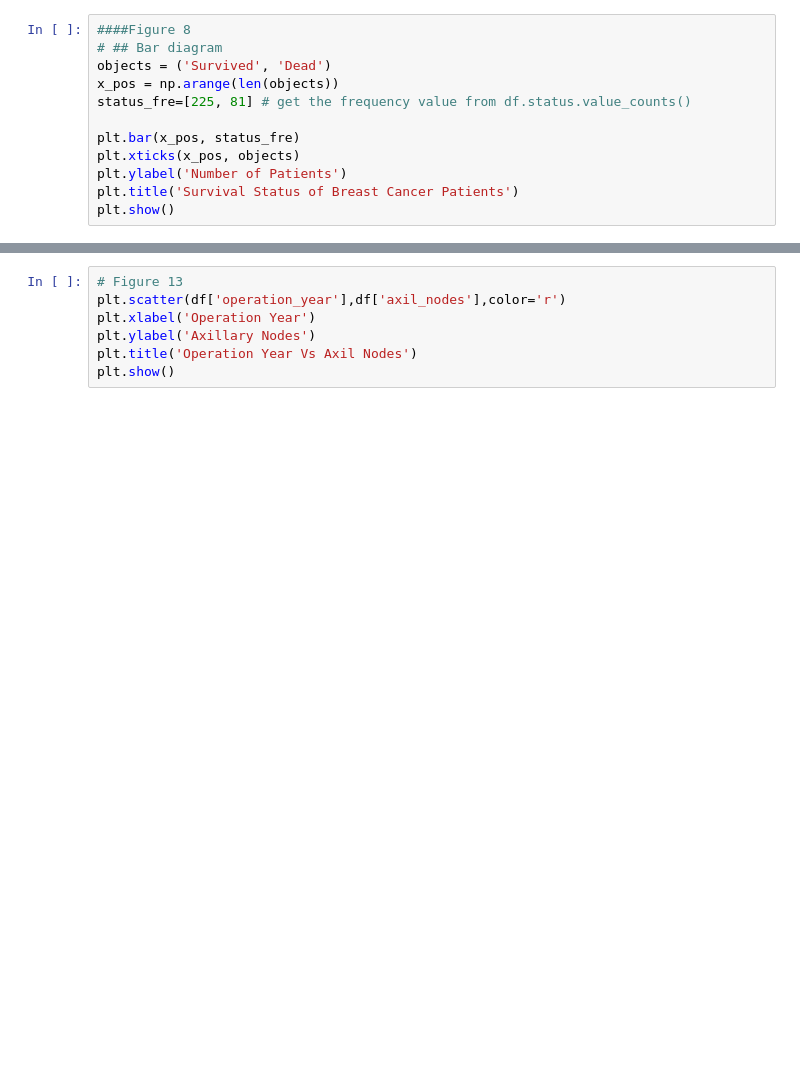
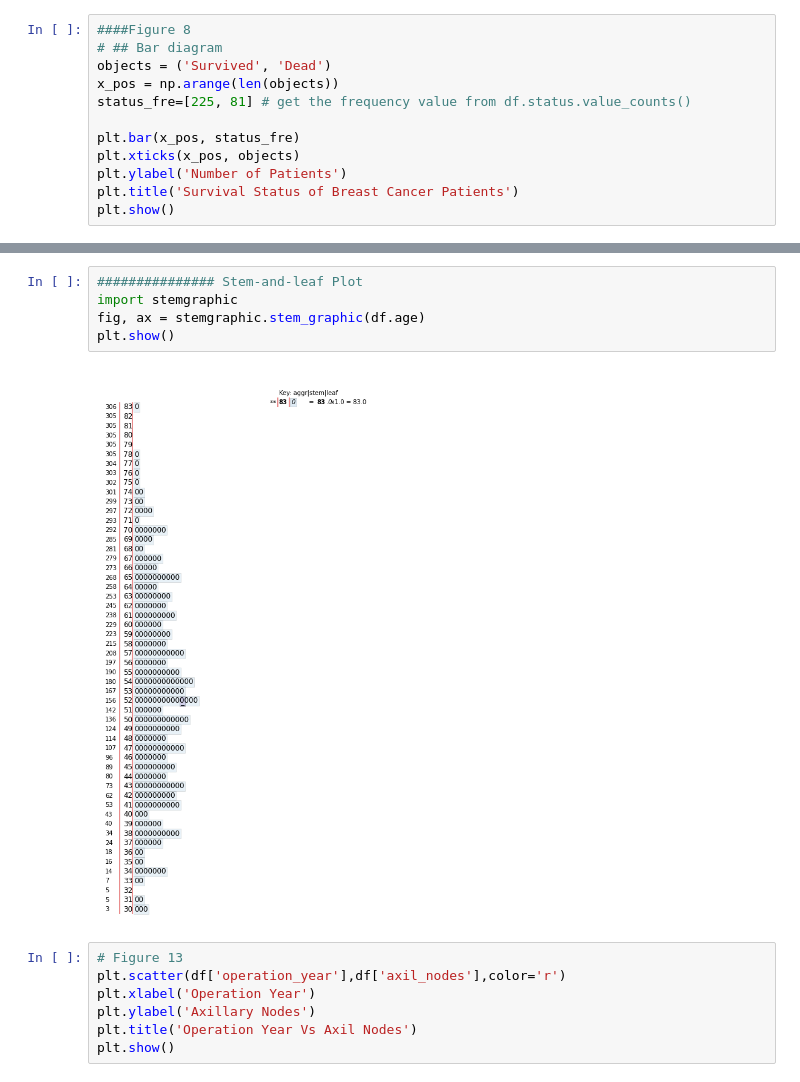
Before and after one commit to mmisobuj/Data-Science-with-Python, a Jupyter notebook: 02.Descriptive-Statistics-with-Python/Python-Descriptive-Statistics-1.ipynb, the cells around one changed output, grey strips where cells are left out. Drawn from its saved outputs; the diff is of its cells as text; blank space fills up the shorter version.

```diff
--- a/02.Descriptive-Statistics-with-Python/Python-Descriptive-Statistics-1.ipynb
+++ b/02.Descriptive-Statistics-with-Python/Python-Descriptive-Statistics-1.ipynb
@@ -91,3 +98,10 @@ plt.show()
+# %%
+############### Stem-and-leaf Plot
+import stemgraphic
+fig, ax = stemgraphic.stem_graphic(df.age)
+plt.show()
+# %% [output]
+[figure, added]
 # %%
 # Figure 13
 plt.scatter(df['operation_year'],df['axil_nodes'],color='r')
```
Also changed, not shown: parts of 1 cell of this notebook.
